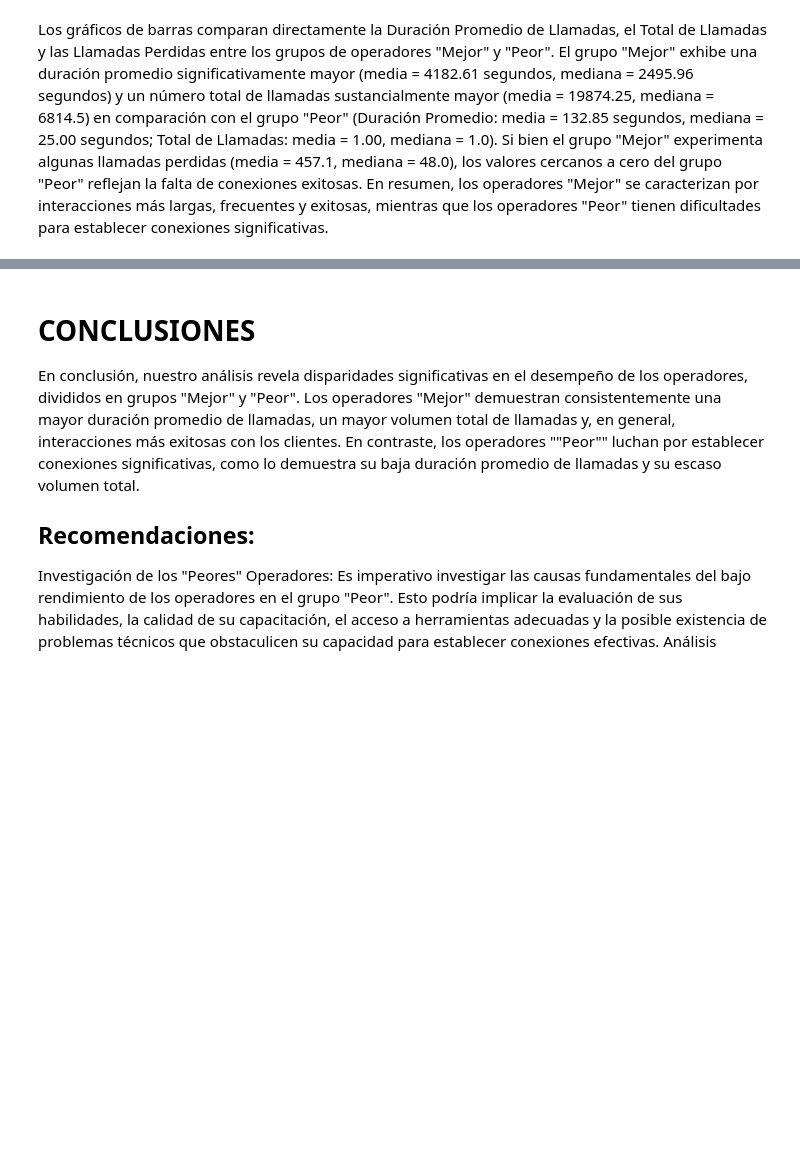
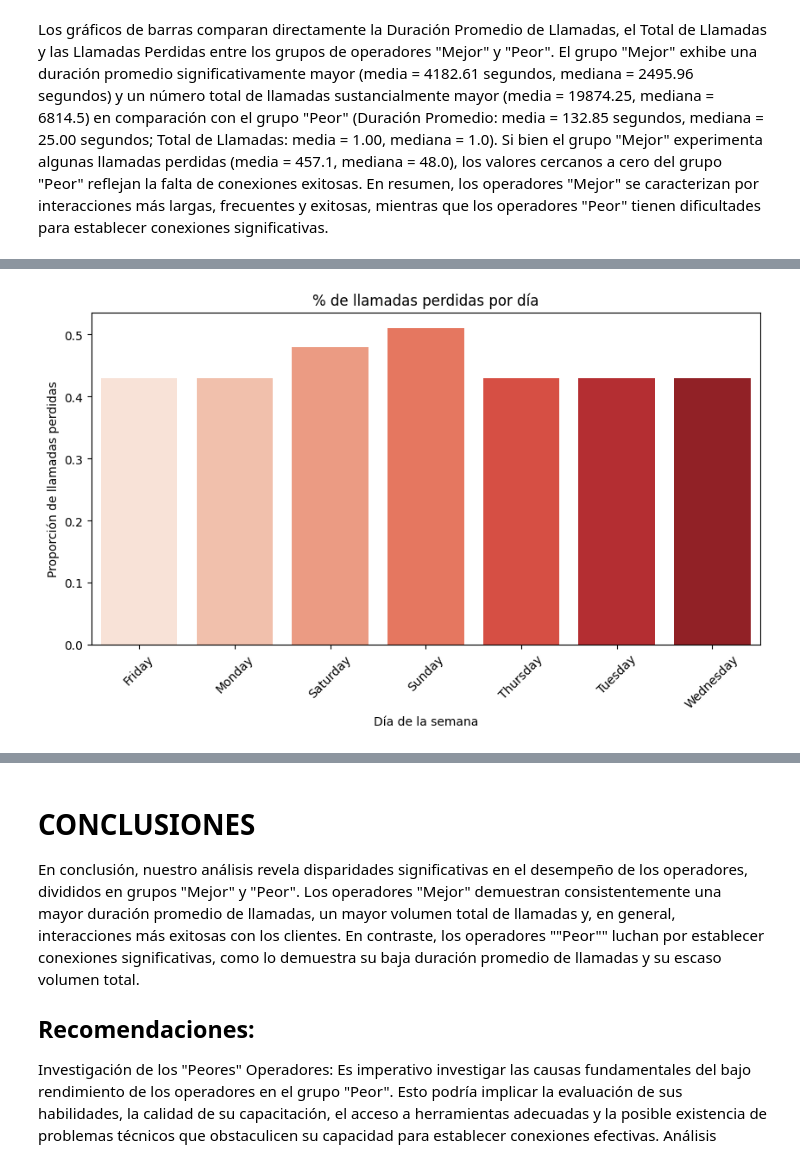
Before and after one commit to fttm-mdz/proyecto_final, a Jupyter notebook: notebooks/EDA_inicial.ipynb, the cells around one changed output, grey strips where cells are left out. Drawn from its saved outputs; the diff is of its cells as text; code cells hidden in the pictures; blank space fills up the shorter version.

```diff
--- a/notebooks/EDA_inicial.ipynb
+++ b/notebooks/EDA_inicial.ipynb
@@ -618,0 +651,10 @@ Los gráficos de barras comparan directamente la Duración Promedio de Llamadas,
+# %%
+plt.figure(figsize=(10,5))
+sns.barplot(data=desempeno_dia.reset_index(), x="dia_semana", y="is_missed_call", hue="dia_semana", palette="Reds", legend=False)
+plt.title("% de llamadas perdidas por día")
+plt.ylabel("Proporción de llamadas perdidas")
+plt.xlabel("Día de la semana")
+plt.xticks(rotation=45)
+plt.show()
+# %% [output]
+[figure, added]
```
Also changed, not shown: parts of 12 cells of this notebook.
